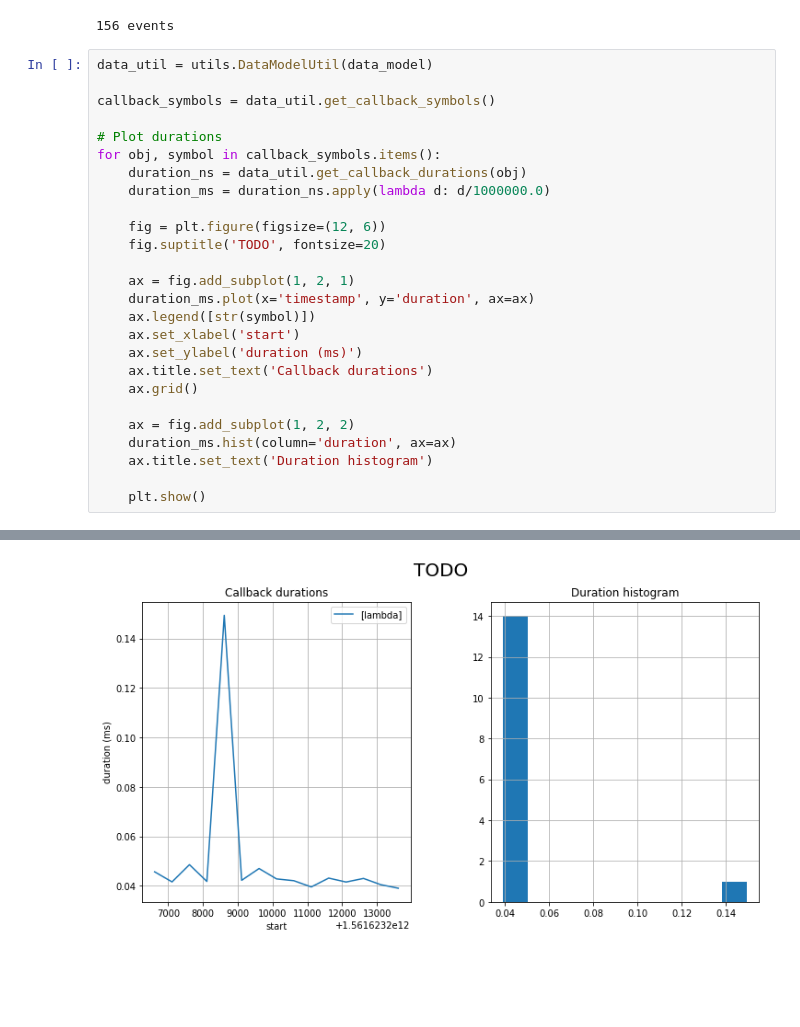
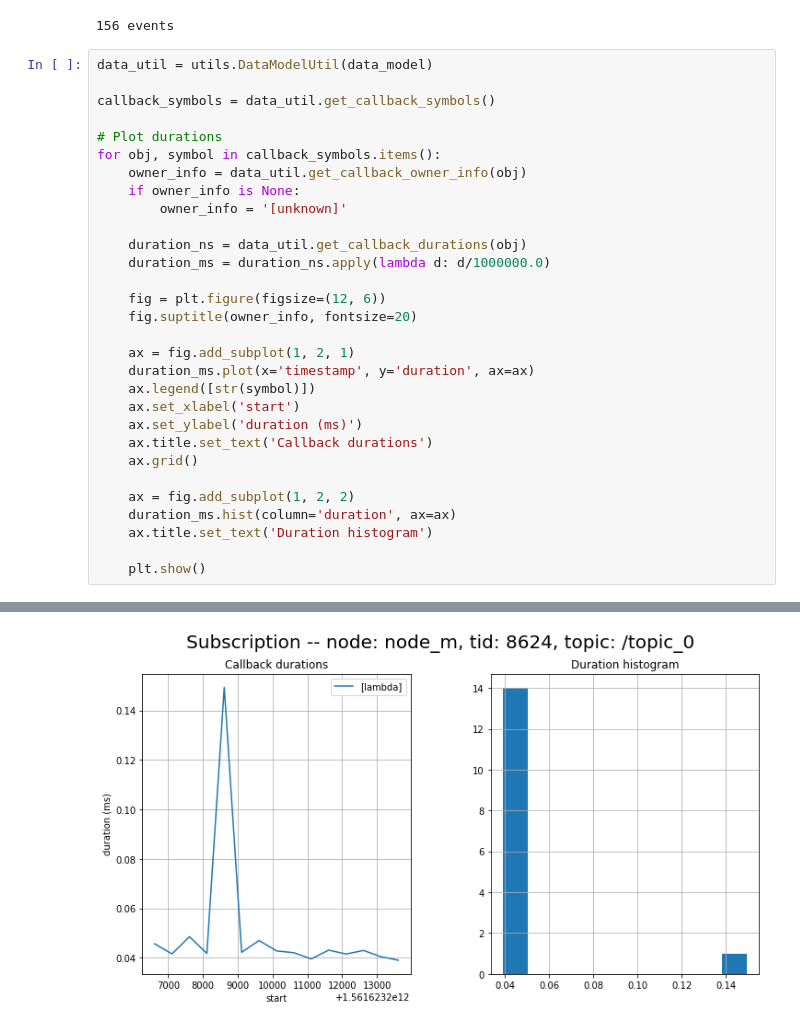
Before and after one commit to ros-tracing/tracetools_analysis, a Jupyter notebook: tracetools_analysis/analysis/callback_duration.ipynb, the cells around one changed output, grey strips where cells are left out. Cells and saved outputs as stored; diff of their text form; blank space fills up the shorter version.

Commit message:
Update callback_duration notebook

```diff
--- a/tracetools_analysis/analysis/callback_duration.ipynb
+++ b/tracetools_analysis/analysis/callback_duration.ipynb
@@ -36,11 +36,15 @@ callback_symbols = data_util.get_callback_symbols()
 
 # Plot durations
 for obj, symbol in callback_symbols.items():
+    owner_info = data_util.get_callback_owner_info(obj)
+    if owner_info is None:
+        owner_info = '[unknown]'
+
     duration_ns = data_util.get_callback_durations(obj)
     duration_ms = duration_ns.apply(lambda d: d/1000000.0)
 
     fig = plt.figure(figsize=(12, 6))
-    fig.suptitle('TODO', fontsize=20)
+    fig.suptitle(owner_info, fontsize=20)
 
     ax = fig.add_subplot(1, 2, 1)
     duration_ms.plot(x='timestamp', y='duration', ax=ax)
@@ -61 +65 @@ for obj, symbol in callback_symbols.items():
-[figure, old version]
+[figure, new version]
```
Also changed, not shown: parts of 1 cell of this notebook.
